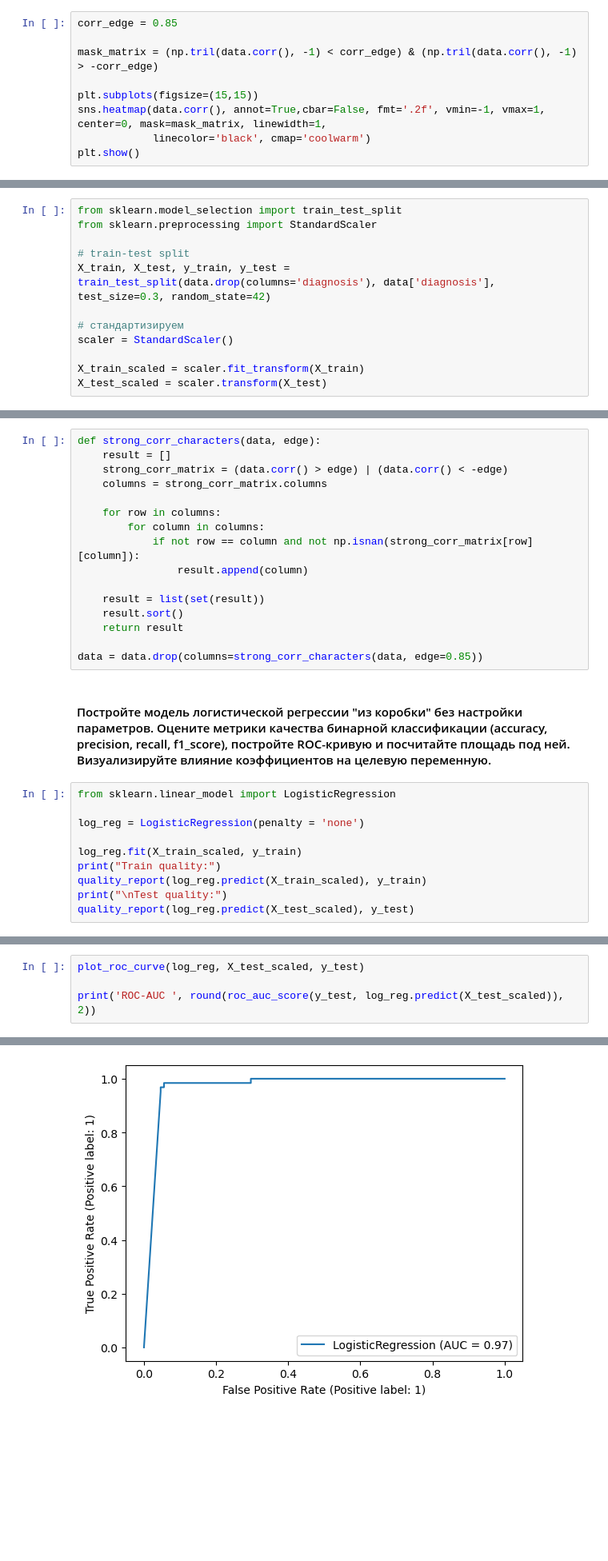
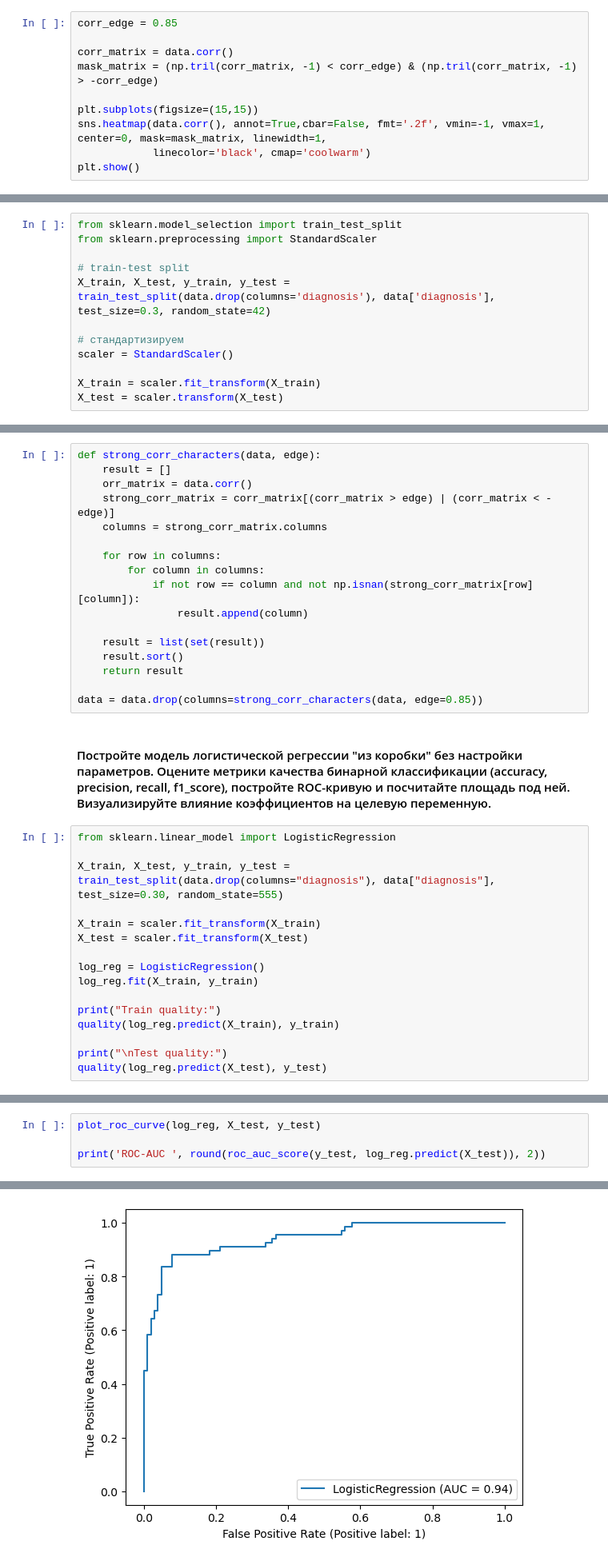
Before and after one commit to ZhannaBotasheva/ML_Basic_Botasheva, a Jupyter notebook: hw-5/hw-5.ipynb, the cells around one changed output, grey strips where cells are left out. Shown at 80% size. Drawn from its saved outputs; the diff is of its cells as text; blank space fills up the shorter version.

```diff
--- a/hw-5/hw-5.ipynb
+++ b/hw-5/hw-5.ipynb
@@ -120,7 +133,8 @@ plot_hists(data, x_size=3, hue="diagnosis")
 # %%
 corr_edge = 0.85
 
-mask_matrix = (np.tril(data.corr(), -1) < corr_edge) & (np.tril(data.corr(), -1) > -corr_edge)
+corr_matrix = data.corr()
+mask_matrix = (np.tril(corr_matrix, -1) < corr_edge) & (np.tril(corr_matrix, -1) > -corr_edge)
 
 plt.subplots(figsize=(15,15))
 sns.heatmap(data.corr(), annot=True,cbar=False, fmt='.2f', vmin=-1, vmax=1, center=0, mask=mask_matrix, linewidth=1,
@@ -250,8 +264,8 @@ test_size=0.3, random_state=42)
 # стандартизируем
 scaler = StandardScaler()
 
-X_train_scaled = scaler.fit_transform(X_train)
-X_test_scaled = scaler.transform(X_test)
+X_train = scaler.fit_transform(X_train)
+X_test = scaler.transform(X_test)
 # %%
 X_train.shape, X_test.shape, y_train.shape, y_test.shape
 # %% [output]
@@ -322,7 +347,8 @@ Best accuracy:  0.9145253164556962
 # %%
 def strong_corr_characters(data, edge):
     result = []
-    strong_corr_matrix = (data.corr() > edge) | (data.corr() < -edge)
+    orr_matrix = data.corr()
+    strong_corr_matrix = corr_matrix[(corr_matrix > edge) | (corr_matrix < -edge)]
     columns = strong_corr_matrix.columns
 
     for row in columns:
@@ -340,12 +366,18 @@ data = data.drop(columns=strong_corr_characters(data, edge=0.85))
 # %%
 from sklearn.linear_model import LogisticRegression
 
-log_reg = LogisticRegression(penalty = 'none')
+X_train, X_test, y_train, y_test = train_test_split(data.drop(columns="diagnosis"), data["diagnosis"], test_size=0.30, random_state=555)
 
-log_reg.fit(X_train_scaled, y_train)
+X_train = scaler.fit_transform(X_train)
+X_test = scaler.fit_transform(X_test)
+
+log_reg = LogisticRegression()
+log_reg.fit(X_train, y_train)
+
 print("Train quality:")
-quality_report(log_reg.predict(X_train_scaled), y_train)
+quality(log_reg.predict(X_train), y_train)
+
 print("\nTest quality:")
-quality_report(log_reg.predict(X_test_scaled), y_test)
+quality(log_reg.predict(X_test), y_test)
 # %% [output]
 Train quality:
@@ -362,5 +394,5 @@ F1-score:0.946
 # %%
-plot_roc_curve(log_reg, X_test_scaled, y_test)
+plot_roc_curve(log_reg, X_test, y_test)
 
-print('ROC-AUC ', round(roc_auc_score(y_test, log_reg.predict(X_test_scaled)), 2))
+print('ROC-AUC ', round(roc_auc_score(y_test, log_reg.predict(X_test)), 2))
 # %% [output]
@@ -368,2 +400,2 @@ ROC-AUC  0.96
-[figure, old version]
+[figure, new version]
 # %%
```
Also changed, not shown: parts of 15 cells of this notebook.
